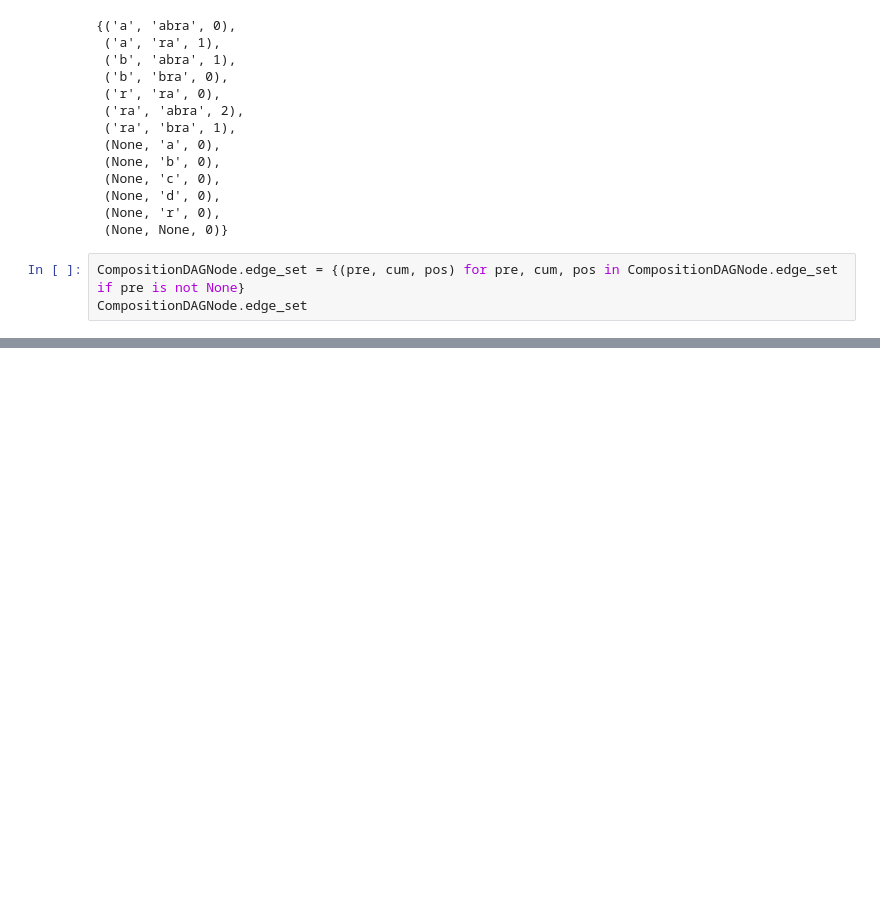
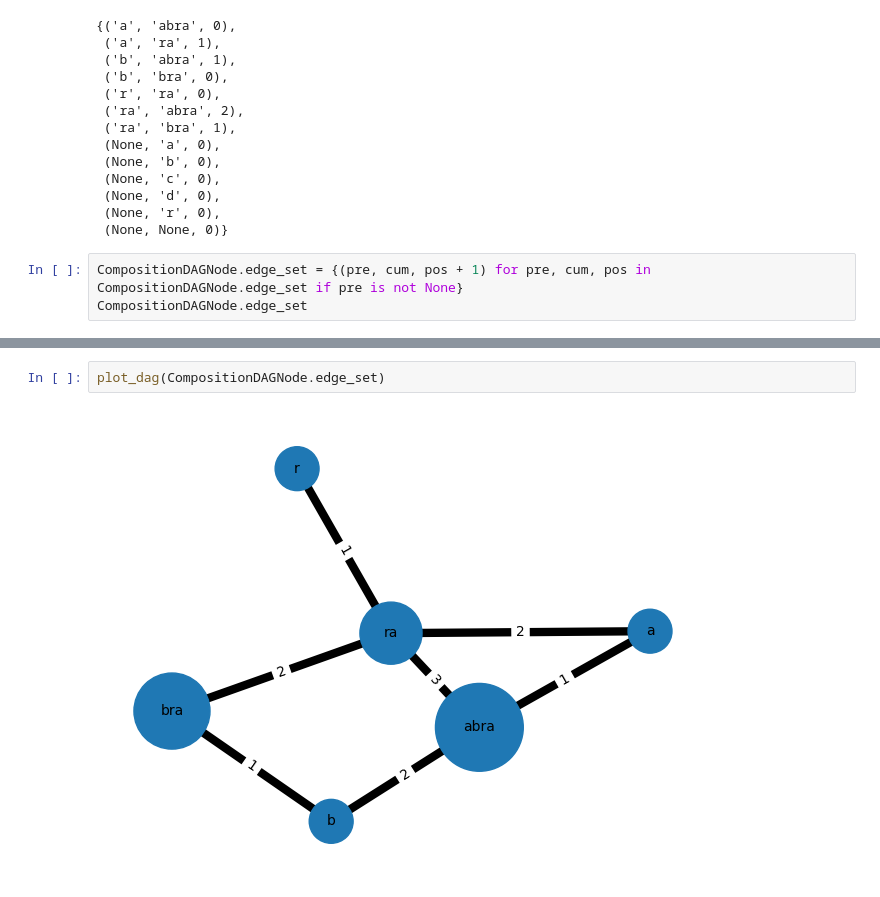
Before and after one commit to IsaacFigNewton/DAG-Based-Token-Representation, a Jupyter notebook: DAG_Encoding.ipynb, the cells around one changed output, grey strips where cells are left out. Cells and saved outputs as stored; diff of their text form; blank space fills up the shorter version.

Commit message:
HOLY SHIT IT WORKS I finally got text DAG representation extraction and plotting working!!!

```diff
--- a/DAG_Encoding.ipynb
+++ b/DAG_Encoding.ipynb
@@ -458,6 +458,6 @@ CompositionDAGNode.edge_set
  (None, 'r', 0),
  (None, None, 0)}
 # %%
-CompositionDAGNode.edge_set = {(pre, cum, pos) for pre, cum, pos in CompositionDAGNode.edge_set if pre is not None}
+CompositionDAGNode.edge_set = {(pre, cum, pos + 1) for pre, cum, pos in CompositionDAGNode.edge_set if pre is not None}
 CompositionDAGNode.edge_set
 # %% [output]
@@ -496,0 +505,4 @@ KeyError: 'ra'
+# %%
+plot_dag(CompositionDAGNode.edge_set)
+# %% [output]
+[figure, added]
```
Also changed, not shown: parts of 2 cells of this notebook.
